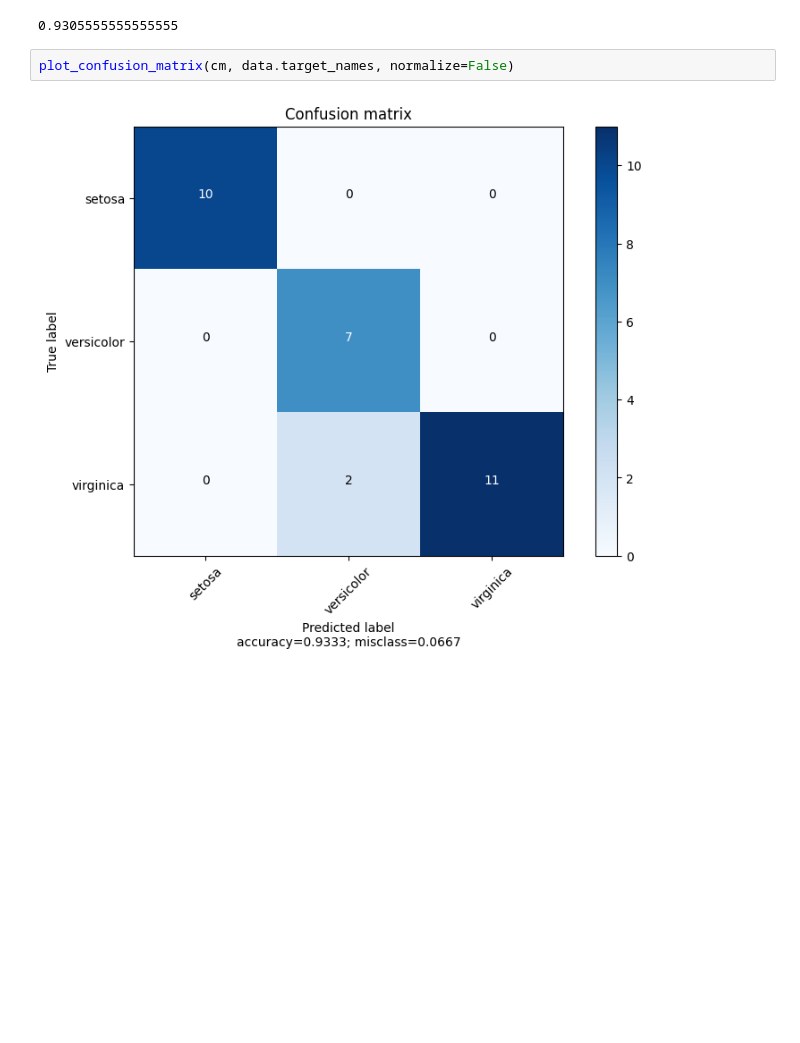
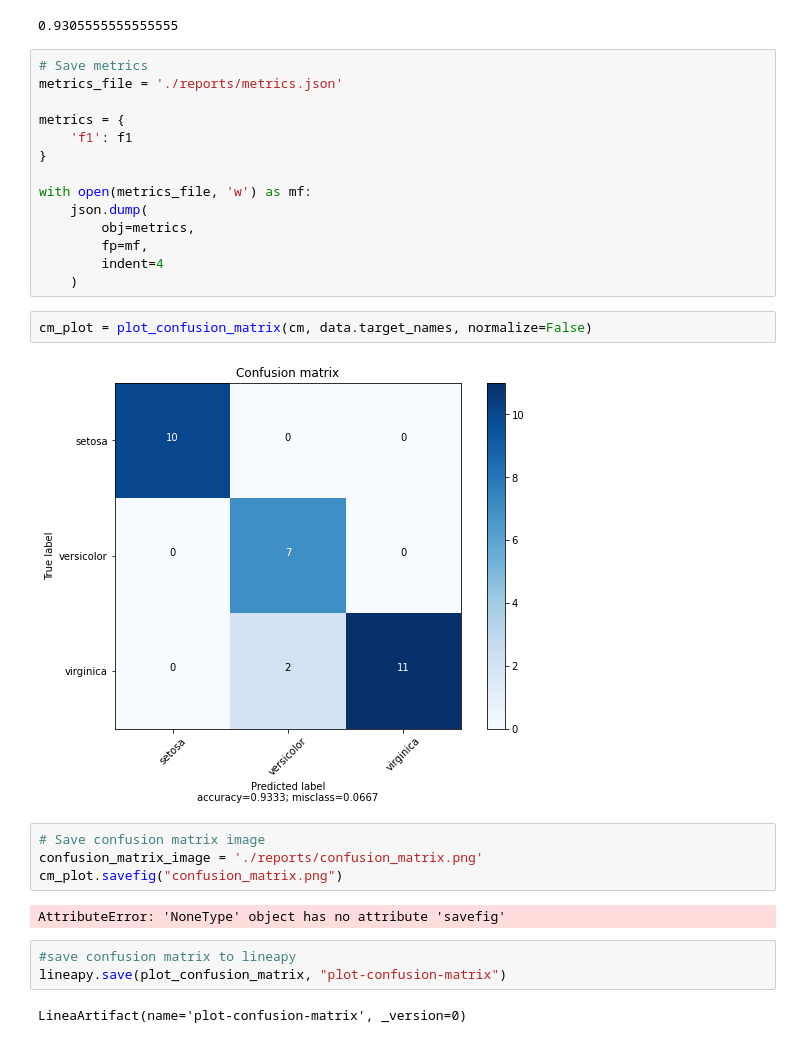
Before and after one commit to iterative/course-ds-base, a Jupyter notebook: lineapy-trial-prototype.ipynb, the cells around one changed output. Cells and saved outputs as stored; diff of their text form; blank space fills up the shorter version.

Commit message:
adding lineapy code

```diff
--- a/lineapy-trial-prototype.ipynb
+++ b/lineapy-trial-prototype.ipynb
@@ -205,7 +278,32 @@ f1 = f1_score(y_true = y_test, y_pred = prediction, average='macro')
 f1
 # %% [output]
 0.9305555555555555
+# %%
+# Save metrics
+metrics_file = './reports/metrics.json'
+
+metrics = {
+    'f1': f1
+}
+
+with open(metrics_file, 'w') as mf:
+    json.dump(
+        obj=metrics,
+        fp=mf,
+        indent=4
+    )
 # %%
-plot_confusion_matrix(cm, data.target_names, normalize=False)
+cm_plot = plot_confusion_matrix(cm, data.target_names, normalize=False)
 # %% [output]
-[figure, old version]
+[figure, new version]
+# %%
+# Save confusion matrix image
+confusion_matrix_image = './reports/confusion_matrix.png'
+cm_plot.savefig("confusion_matrix.png")
+# %% [output]
+AttributeError: 'NoneType' object has no attribute 'savefig'
+# %%
+#save confusion matrix to lineapy
+lineapy.save(plot_confusion_matrix, "plot-confusion-matrix")
+# %% [output]
+LineaArtifact(name='plot-confusion-matrix', _version=0)
```
Also changed, not shown: parts of 15 cells of this notebook.
